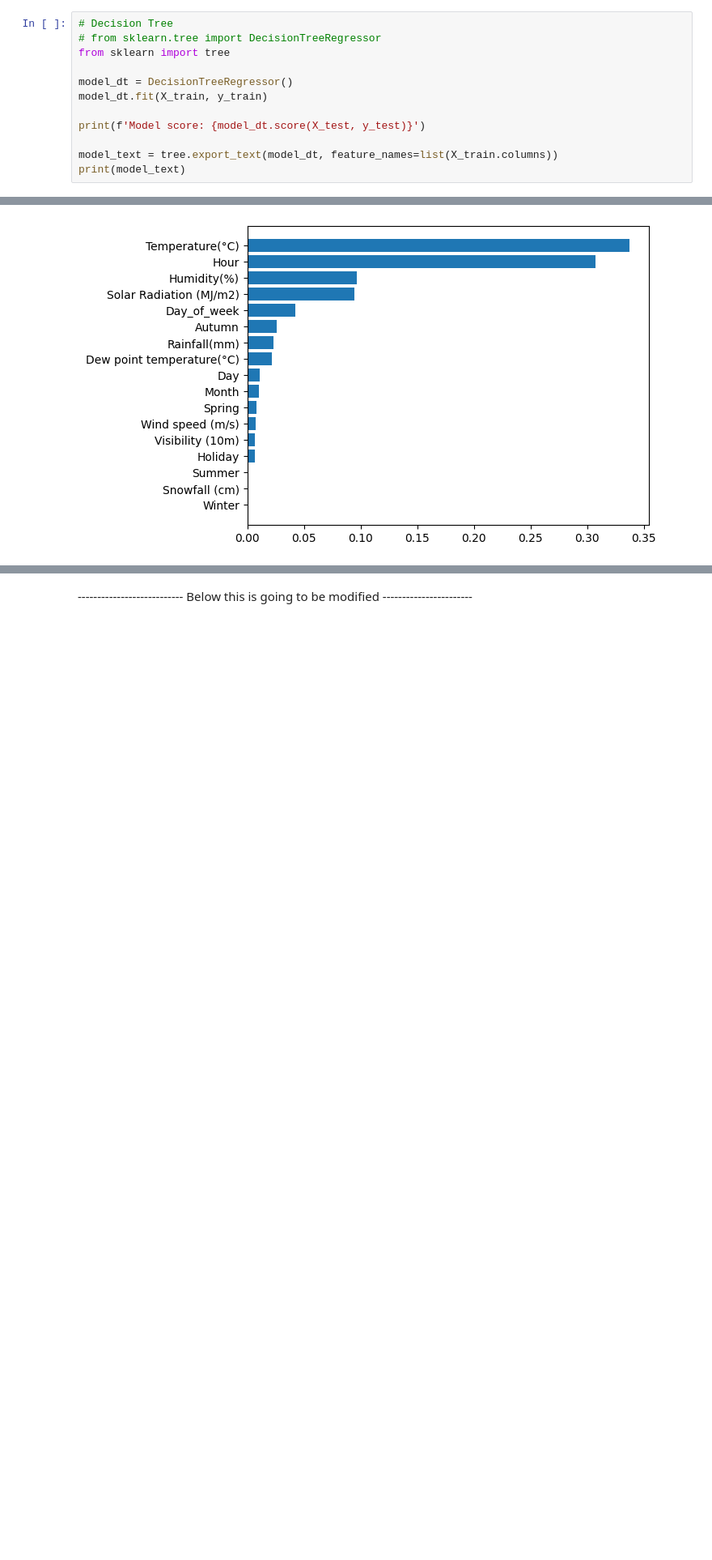
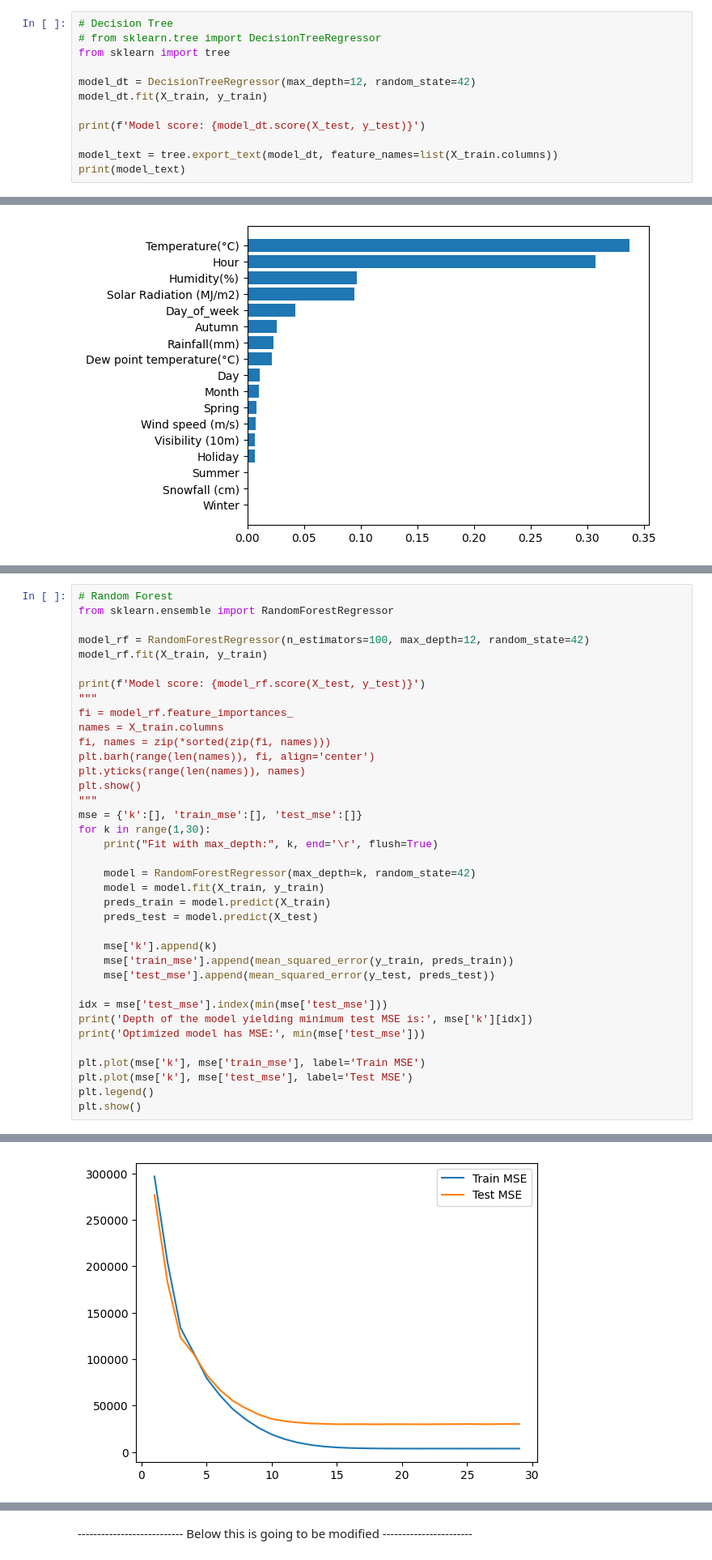
Before and after one commit to gonzalocarreteroh/BikeSharingAnalysisML, a Jupyter notebook: bike_main.ipynb, the cells around one changed output, grey strips where cells are left out. Shown at 81% size. Drawn from its saved outputs; the diff is of its cells as text; blank space fills up the shorter version.

Commit message:
Extra models

```diff
--- a/bike_main.ipynb
+++ b/bike_main.ipynb
@@ -442,7 +442,7 @@ Model score: 0.7166598380302147
 # from sklearn.tree import DecisionTreeRegressor
 from sklearn import tree
 
-model_dt = DecisionTreeRegressor()
+model_dt = DecisionTreeRegressor(max_depth=12, random_state=42)
 model_dt.fit(X_train, y_train)
 
 print(f'Model score: {model_dt.score(X_test, y_test)}')
@@ -506,0 +506,38 @@ Optimized model has accuracy: -75.34578509618328
+# %%
+# Random Forest
+from sklearn.ensemble import RandomForestRegressor
+
+model_rf = RandomForestRegressor(n_estimators=100, max_depth=12, random_state=42)
+model_rf.fit(X_train, y_train)
+
+print(f'Model score: {model_rf.score(X_test, y_test)}')
+"""
+fi = model_rf.feature_importances_
+names = X_train.columns
+fi, names = zip(*sorted(zip(fi, names)))
+plt.barh(range(len(names)), fi, align='center')
+plt.yticks(range(len(names)), names)
+plt.show()
+"""
+mse = {'k':[], 'train_mse':[], 'test_mse':[]}
+for k in range(1,30):
+    print("Fit with max_depth:", k, end='\r', flush=True)
+
+    model = RandomForestRegressor(max_depth=k, random_state=42)
+    model = model.fit(X_train, y_train)
+    preds_train = model.predict(X_train)
+    preds_test = model.predict(X_test)
+
+    mse['k'].append(k)
+    mse['train_mse'].append(mean_squared_error(y_train, preds_train))
+    mse['test_mse'].append(mean_squared_error(y_test, preds_test))
+
+idx = mse['test_mse'].index(min(mse['test_mse']))
+print('Depth of the model yielding minimum test MSE is:', mse['k'][idx])
+print('Optimized model has MSE:', min(mse['test_mse']))
+
+plt.plot(mse['k'], mse['train_mse'], label='Train MSE')
+plt.plot(mse['k'], mse['test_mse'], label='Test MSE')
+plt.legend()
+plt.show()
+# %% [output]
@@ -506,0 +547 @@ Optimized model has accuracy: -75.34578509618328
+[figure, added]
```
Also changed, not shown: parts of 5 cells of this notebook.
